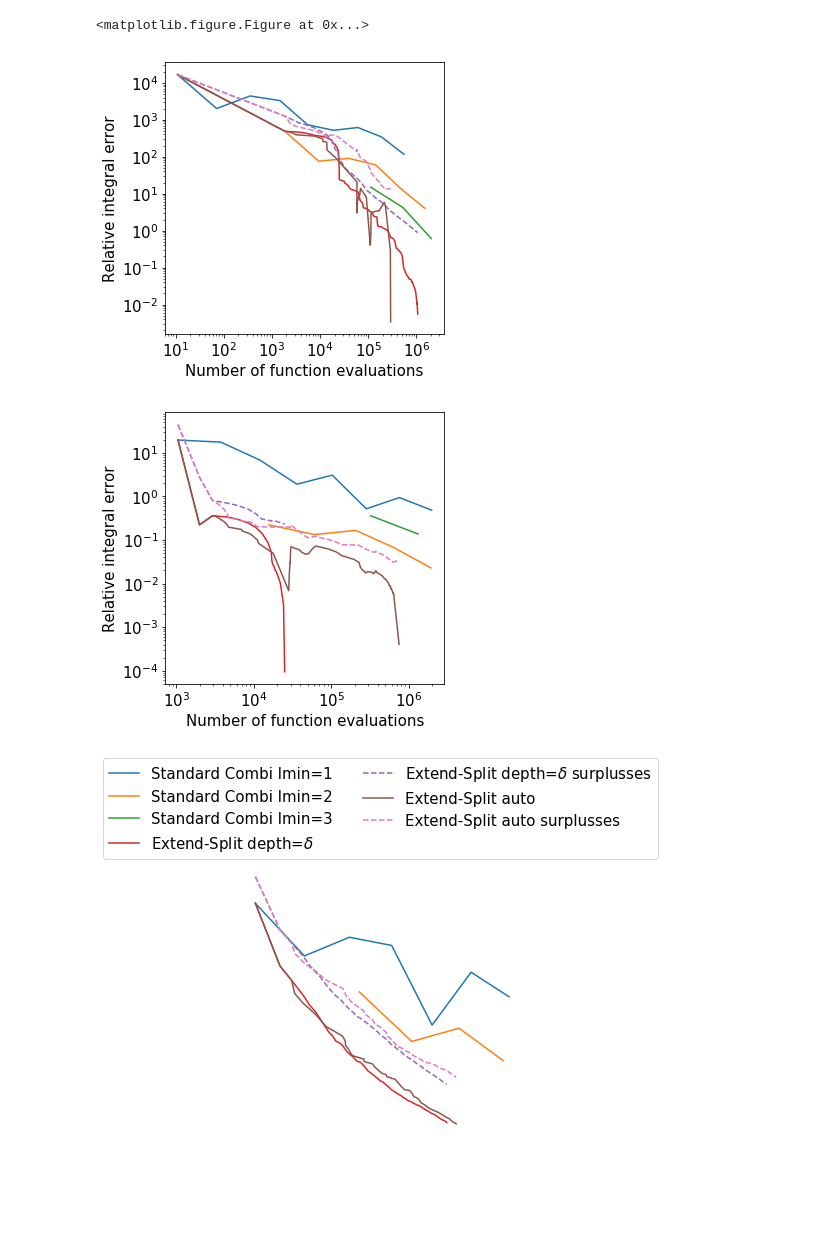
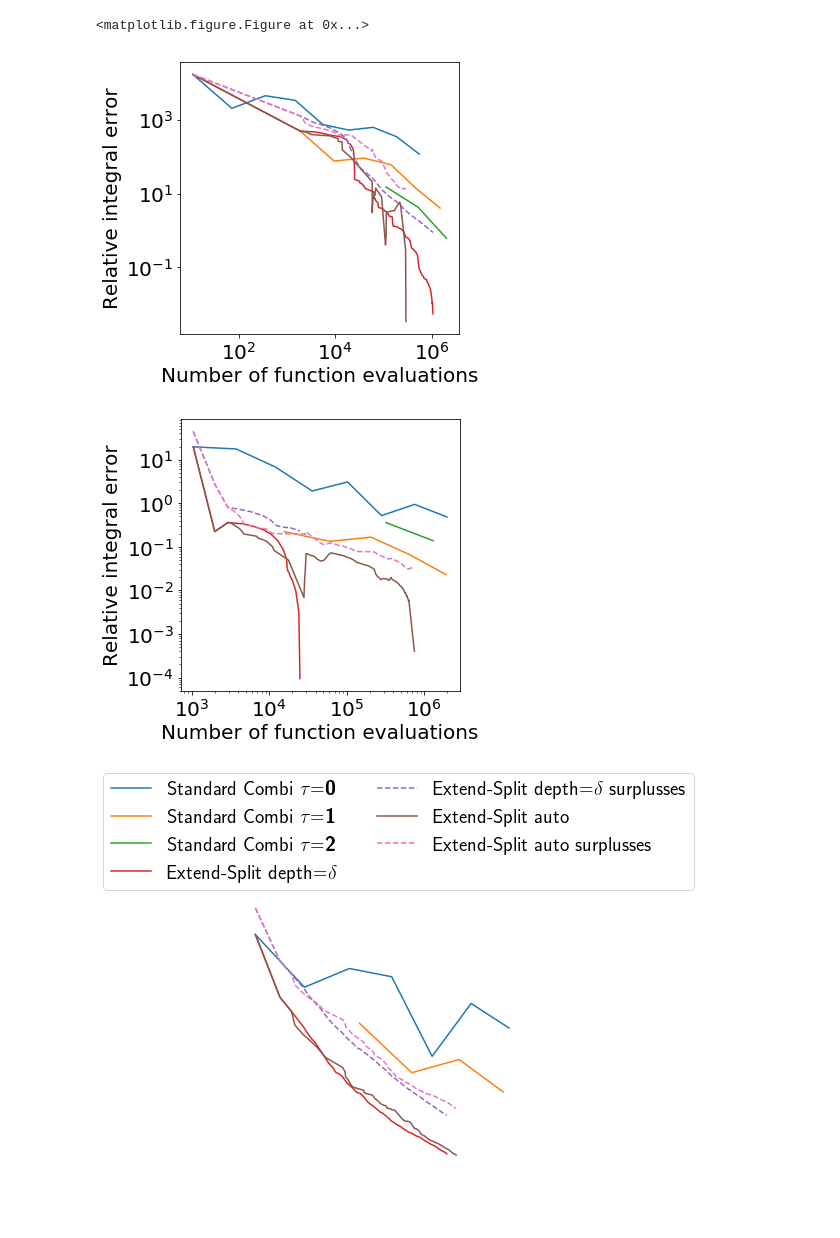
Before and after one commit to obersteiner/sparseSpACE, a Jupyter notebook: FiguresSGA.ipynb, the cells around one changed output. Saved outputs shown, nothing was run; the diff lists cells and outputs as text; code cells hidden in the pictures.

Commit message:
added new SGA figures

```diff
--- a/FiguresSGA.ipynb
+++ b/FiguresSGA.ipynb
@@ -3,5 +7,5 @@ import matplotlib.pyplot as plt
 # %%
-fontsize = 15
+fontsize = 20
 plt.figure(figsize=(5,5))
 # %% [output]
 <matplotlib.figure.Figure at 0x...>
@@ -37,7 +41,7 @@ plt.ylabel('Relative integral error')
 plt.savefig("cont_convergence.pdf", bbox_inches='tight')
 plt.show()
 # %% [output]
-[figure, old version]
+[figure, new version]
 # %%
 #results for Discontinous Test-case
 plt.rcParams.update({'font.size': fontsize})
@@ -68,7 +72,7 @@ plt.ylabel('Relative integral error')
 plt.savefig("discont_convergence.pdf", bbox_inches='tight')
 plt.show()
 # %% [output]
-[figure, old version]
+[figure, new version]
 # %%
 #results for Product Peak Test-case
 plt.rcParams.update({'font.size': fontsize})
@@ -78,41 +82,41 @@ x_standard_1 = [1053, 3753, 12033, 36033, 102785, 282625, 754945]
 err_standard_1 = [529.73966867958973, 67.472199458990374, 140.34984014427238, 101.75663804095593, 4.5077057124809956, 35.71964449138099, 13.6510407833188]
 x_standard_2 = [15625, 60625, 206625, 649025]
 err_standard_2 = [16.480465199216173, 2.375025786845848, 3.9853884713986822, 1.1221438081064348]
 x_standard_3 = [321489]
 err_standard_3 =[0.74650957817603769]
 x_adaptive_split = [1053, 1994, 2686, 3627, 4319, 5011, 5703, 6395, 7087, 7779, 8471, 9412, 10104, 11300, 11992, 13376, 14384, 15076, 16017, 17213, 19544, 20740, 23132, 25764, 26268, 28848, 31240, 32248, 33760, 35008, 36517, 37713, 39856, 42376, 45776, 46784, 48688, 50540, 54004, 56172, 59062, 64239, 66255, 68010, 73878, 78241, 80701, 84438, 85686, 90252, 93522, 101231, 106191, 110308, 117107, 121705, 127195, 131335, 137626, 143412, 150314]
 err_adaptive_split = [529.73966867958984, 45.437854756077371, 26.118054339172865, 14.561649082174752, 9.7684309087302221, 7.5531970571035734, 5.6415977519310978, 4.318926551727289, 3.4077811167356384, 2.9506957496552313, 2.4129159701046881, 2.2245439774678264, 2.0216335532358123, 1.5922331447916296, 1.4722774290324014, 1.2762658889607892, 1.118871075029638, 1.0841520796561179, 1.0494416460466549, 0.94898559950817374, 0.74657833463790435, 0.69927168615128166, 0.61472058020003595, 0.53786965883144844, 0.51916226734361304, 0.48142573722119852, 0.43346845907418163, 0.41484804261052699, 0.39273191889450437, 0.37079141208923355, 0.35138016169926495, 0.34285851030859832, 0.32259250907560694, 0.30450241235645786, 0.28617226450753552, 0.27949672530008712, 0.26446720687109837, 0.25680798196897708, 0.23944095825416151, 0.23148951675757753, 0.2259180257789366, 0.21049821722931797, 0.20506613133502466, 0.19957884599551051, 0.19199964801969741, 0.18095025338222792, 0.17630378217028439, 0.16675141657605846, 0.16527301221406723, 0.15795523603280012, 0.15365319772184652, 0.14269643325275971, 0.13864401394299095, 0.13416362834806261, 0.12723802508388923, 0.12051114333016739, 0.11664799324782808, 0.11199101063589685, 0.108679662062728, 0.10592032934183836, 0.099311047143221878]
 err_surplus_split = [1502.4233038218338, 187.14517758012013, 111.69800654175583, 67.168469833059561, 46.099447759020308, 36.160103490733022, 29.050237594212955, 23.079306978056803, 18.928369616619815, 16.254382691301327, 14.196575323405868, 12.472728321071113, 11.148955943127332, 9.2564865467922175, 8.4536282863413916, 7.3440517660012175, 6.4848645856992224, 6.1801105087344235, 5.9108458532170811, 5.4023172857344965, 4.7122870688269609, 4.3564832075639988, 3.8592452575205622, 3.2942659746483693, 3.1900310754824144, 2.8644675311105421, 2.5949191870851362, 2.4678538076974927, 2.3107697019863105, 2.1750558100984763, 2.0609787267884832, 1.98805721367209, 1.8683630916466663, 1.7281826000689455, 1.5875151751127408, 1.5436297140708728, 1.4578270424099204, 1.3930529608553306, 1.2997298826923853, 1.2372289589235481, 1.1919087463355622, 1.0814225770938461, 1.0496700973897377, 1.0142399190868752, 0.94205936282001945, 0.88400593586964682, 0.84867740487154197, 0.80802659467698001, 0.79482824861555801, 0.7502774295838528, 0.72380018873324459, 0.67063853167491816, 0.64234360929652856, 0.61461282619267177, 0.57654268805397657, 0.55356315813503787, 0.53152614245984131, 0.50754490745337355, 0.4854986338020939, 0.46513225744582271, 0.44818082240363505]
 x_adaptive_auto = [1053, 1994, 2686, 2926, 3618, 4310, 5163, 5855, 6547, 10087, 10769, 10921, 11603, 12550, 13232, 17467, 17645, 18498, 21876, 22965, 23059, 27790, 31330, 31566, 31964, 35272, 35544, 38932, 39868, 40198, 45197, 49009, 49177, 50638, 56461, 58864, 61169, 64563, 67391, 72589, 73482, 76918, 84328, 88676, 97341, 113707, 118868, 131344, 143548, 155995, 157885, 166606, 175619, 191946]
 err_adaptive_auto = [529.73966867958984, 45.437854756077371, 26.118054339172865, 15.445205610715714, 10.651987437271181, 8.4367535856445404, 6.5251542804720648, 5.2024830802682542, 4.2913376452766041, 2.9236859493433034, 2.4666005822628927, 2.0235277964095615, 1.8206173721775474, 1.4700858604025413, 1.3501301446433132, 1.1937045492843308, 1.0930031669091527, 1.0582927332996896, 0.98758582172643894, 0.90505398374129564, 0.88508912940340845, 0.68772862803548684, 0.64498628431895766, 0.62366089295854377, 0.5935926178883193, 0.57779720595434803, 0.56092282655619541, 0.54764751837912384, 0.53269103823896635, 0.52154538959752206, 0.42336000550908204, 0.37328142875599779, 0.36878830187296108, 0.35848920475513296, 0.35161423096280886, 0.33745557347835198, 0.31055986530923968, 0.26947644551262151, 0.26765347663021999, 0.24706642854529207, 0.24185435057689497, 0.21643372667115143, 0.19980730155001405, 0.1888110662286942, 0.16994098816255085, 0.15430052507950401, 0.14898445347330661, 0.13744215984626726, 0.12561222685502335, 0.11793367864635615, 0.11717641033264796, 0.10955770936460876, 0.10227759803652089, 0.094835708324883888]
 err_surplus_auto = [1502.4233038218338, 187.14517758012013, 111.69800654175583, 74.494760961184809, 53.425738887145592, 43.486394618858306, 36.37652872233825, 30.405598106182079, 26.254660744745095, 19.059172739847636, 16.385185814529137, 14.587028209884568, 13.263255831940784, 11.413649423877787, 10.610791163426967, 7.8508828349672868, 7.0349540953546033, 6.7656894398372591, 5.5422174433531612, 4.9743704888663816, 4.8039546921275242, 4.0015436766653751, 3.3339344977766205, 3.1711702938737663, 2.9735272806807718, 2.6388433241002693, 2.4833884245660016, 2.2464926403731145, 2.1314582818127001, 2.0394304213303385, 1.8743162323832931, 1.7602815078675849, 1.7174055373973454, 1.6659946472142639, 1.5522600070306036, 1.4550259279526847, 1.4198745301218796, 1.3459140114678569, 1.2932746865288349, 1.2291735749278176, 1.2050665607298214, 1.1723326205994018, 1.0681345595151792, 1.0426903583284302, 1.0106766267289211, 0.92921456281936443, 0.87776303662809363, 0.82013447213547586, 0.77947441559936992, 0.73452325027429666, 0.719045072934278, 0.67988369053677611, 0.63116148343897482, 0.59103916077987662]
-plt.loglog(x_standard_1,err_standard_1, label="Standard Combi lmin=1")
-plt.loglog(x_standard_2,err_standard_2, label="Standard Combi lmin=2")
-plt.loglog(x_standard_3,err_standard_3, label="Standard Combi lmin=3")
-plt.loglog(x_adaptive_split,err_adaptive_split, label="Extend-Split depth=$\delta$") #depth is 3 here
-plt.loglog(x_adaptive_split,err_surplus_split, '--', label="Extend-Split depth=$\delta$ surplusses") #depth is 3 here
-plt.loglog(x_adaptive_auto,err_adaptive_auto, label="Extend-Split auto")
-plt.loglog(x_adaptive_auto,err_surplus_auto, '--', label="Extend-Split auto surplusses")
+plt.loglog(x_standard_1,err_standard_1, label=r"Standard Combi $\tau$=\textbf{0}")
+plt.loglog(x_standard_2,err_standard_2, label=r"Standard Combi $\tau$=\textbf{1}")
+plt.loglog(x_standard_3,err_standard_3, label=r"Standard Combi $\tau$=\textbf{2}")
+plt.loglog(x_adaptive_split,err_adaptive_split, label=r"Extend-Split depth=$\delta$") #depth is 3 here
+plt.loglog(x_adaptive_split,err_surplus_split, '--', label=r"Extend-Split depth=$\delta$ surplusses") #depth is 3 here
+plt.loglog(x_adaptive_auto,err_adaptive_auto, label=r"Extend-Split auto")
+plt.loglog(x_adaptive_auto,err_surplus_auto, '--', label=r"Extend-Split auto surplusses")
 #plt.legend()
 #plt.legend(bbox_to_anchor=(-0.5, 1.02, 1., .102), loc=3,
 #           ncol=2, borderaxespad=0.)
 plt.xlabel('Number of function evaluations')
 plt.ylabel('Relative integral error')
 plt.savefig("product_convergence.pdf", bbox_inches='tight')
 import numpy as np
 figLegend = plt.legend(bbox_to_anchor=(-0.5, 1.02, 1., .102), loc=3,
            ncol=2, borderaxespad=0.)
 fig = figLegend.figure
 fig.canvas.draw()
 expand=[-5,-5,5,5]
 bbox  = figLegend.get_window_extent()
 bbox = bbox.from_extents(*(bbox.extents + np.array(expand)))
 bbox = bbox.transformed(fig.dpi_scale_trans.inverted())
 plt.axis('off')
 fig.savefig("legend.pdf", bbox_inches=bbox)
 plt.show()
 # %% [output]
-[figure, old version]
+[figure, new version]
 # %%
 #results for Corner Peak Test-case
 plt.rcParams.update({'font.size': fontsize})
```
Also changed, not shown: parts of 13 cells of this notebook, 1 other file.
